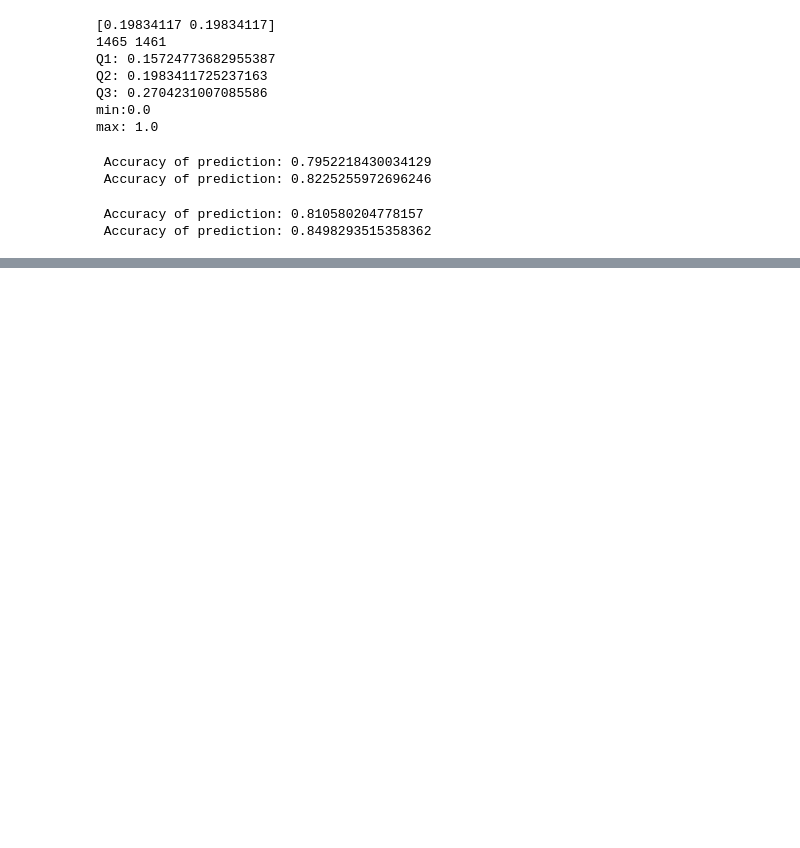
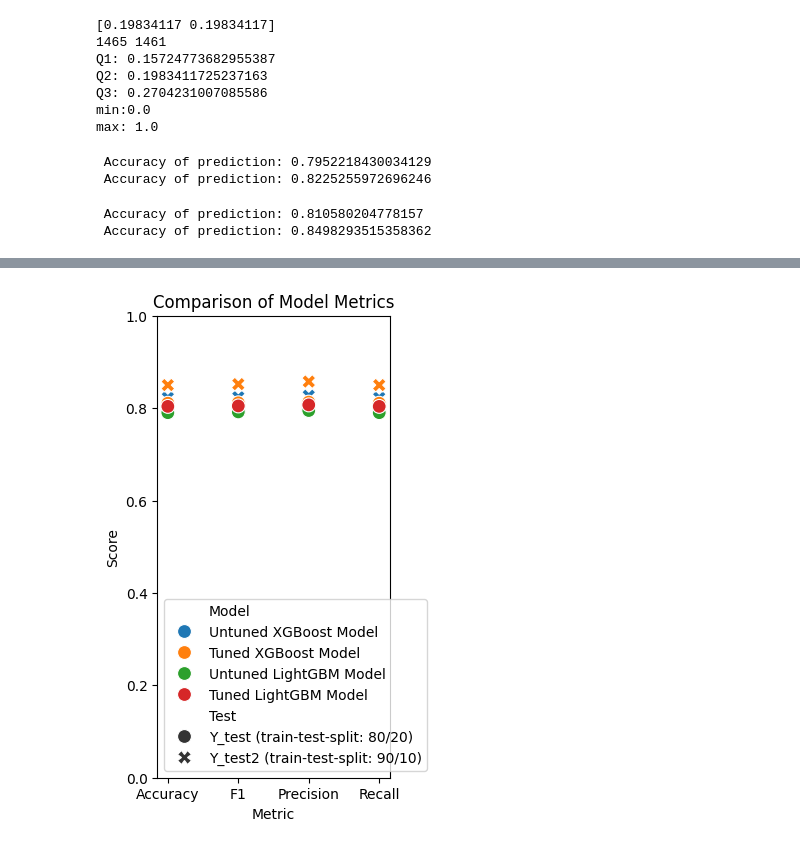
Before and after one commit to Adelin010/ML_Practice, a Jupyter notebook: lab2/philipp.ipynb, the cells around one changed output, grey strips where cells are left out. Cells and saved outputs as stored; diff of their text form; code cells hidden in the pictures; blank space fills up the shorter version.

Commit message:
Terminat scatter plotul care compara metricile intre XGBoost (untuned & tuned) si LightGBM (untuned & tuned); in total intre 6 modele

```diff
--- a/lab2/philipp.ipynb
+++ b/lab2/philipp.ipynb
@@ -414,0 +378,82 @@ ValueError: Length of ndarray vectors must match length of `data` when both are
+# %%
+# Assuming you have your predictions and ground truth labels:
+# y_pred1, y_pred2, y_pred3, y_pred4
+# Y_test1, Y_test2
+
+metrics = []
+
+# Untuned XGBoost Model 1
+metrics.append({
+    'Model': 'Untuned XGBoost Model',
+    'Test': 'Y_test (train-test-split: 80/20)',
+    'Accuracy': accuracy_score(Y_test, y_pred_untuned),
+    'F1': f1_score(Y_test, y_pred_untuned, average='weighted'),
+    'Precision': precision_score(Y_test, y_pred_untuned, average='weighted'),
+    'Recall': recall_score(Y_test, y_pred_untuned, average='weighted')
+})
+
+# Untuned XGBoost Model 2
+metrics.append({
+    'Model': 'Untuned XGBoost Model',
+    'Test': 'Y_test2 (train-test-split: 90/10)',
+    'Accuracy': accuracy_score(Y_test2, y_pred2_untuned),
+    'F1': f1_score(Y_test2, y_pred2_untuned, average='weighted'),
+    'Precision': precision_score(Y_test2, y_pred2_untuned, average='weighted'),
+    'Recall': recall_score(Y_test2, y_pred2_untuned, average='weighted')
+})
+
+# Tuned XGBoost Model 1
+metrics.append({
+    'Model': 'Tuned XGBoost Model',
+    'Test': 'Y_test (train-test-split: 80/20)',
+    'Accuracy': accuracy_score(Y_test, y_pred_tuned),
+    'F1': f1_score(Y_test, y_pred_tuned, average='weighted'),
+    'Precision': precision_score(Y_test, y_pred_tuned, average='weighted'),
+    'Recall': recall_score(Y_test, y_pred_tuned, average='weighted')
+})
+
+# Tuned XGBoost Model 2
+metrics.append({
+    'Model': 'Tuned XGBoost Model',
+    'Test': 'Y_test2 (train-test-split: 90/10)',
+    'Accuracy': accuracy_score(Y_test2, y_pred2_tuned),
+    'F1': f1_score(Y_test2, y_pred2_tuned, average='weighted'),
+    'Precision': precision_score(Y_test2, y_pred2_tuned, average='weighted'),
+    'Recall': recall_score(Y_test2, y_pred2_tuned, average='weighted')
+})
+
+# Untuned LightGBM Model
+metrics.append({
+    'Model': 'Untuned LightGBM Model',
+    'Test': 'Y_test (train-test-split: 80/20)',
+    'Accuracy': accuracy_score(Y_test, y_pred3),
+    'F1': f1_score(Y_test, y_pred3, average='weighted'),
+    'Precision': precision_score(Y_test, y_pred3, average='weighted'),
+    'Recall': recall_score(Y_test, y_pred3, average='weighted')
+})
+
+# Tuned LightGBM Model
+metrics.append({
+    'Model': 'Tuned LightGBM Model',
+    'Test': 'Y_test (train-test-split: 80/20)',
+    'Accuracy': accuracy_score(Y_test, y_pred4),
+    'F1': f1_score(Y_test, y_pred4, average='weighted'),
+    'Precision': precision_score(Y_test, y_pred4, average='weighted'),
+    'Recall': recall_score(Y_test, y_pred4, average='weighted')
+})
+
+
+#Convert to dataframe
+df = pd.DataFrame(metrics)
+
+# Melt for seaborn scatter
+df_long = df.melt(id_vars=['Model', 'Test'], var_name='Metric', value_name='Score')
+
+
+plt.figure(figsize=(3,6))
+sns.scatterplot(data=df_long, x='Metric', y='Score', hue='Model', style='Test', s=100)
+plt.title("Comparison of Model Metrics")
+plt.ylim(0,1)
+plt.show()
+# %% [output]
+[figure, added]
```
Also changed, not shown: parts of 4 cells of this notebook.
